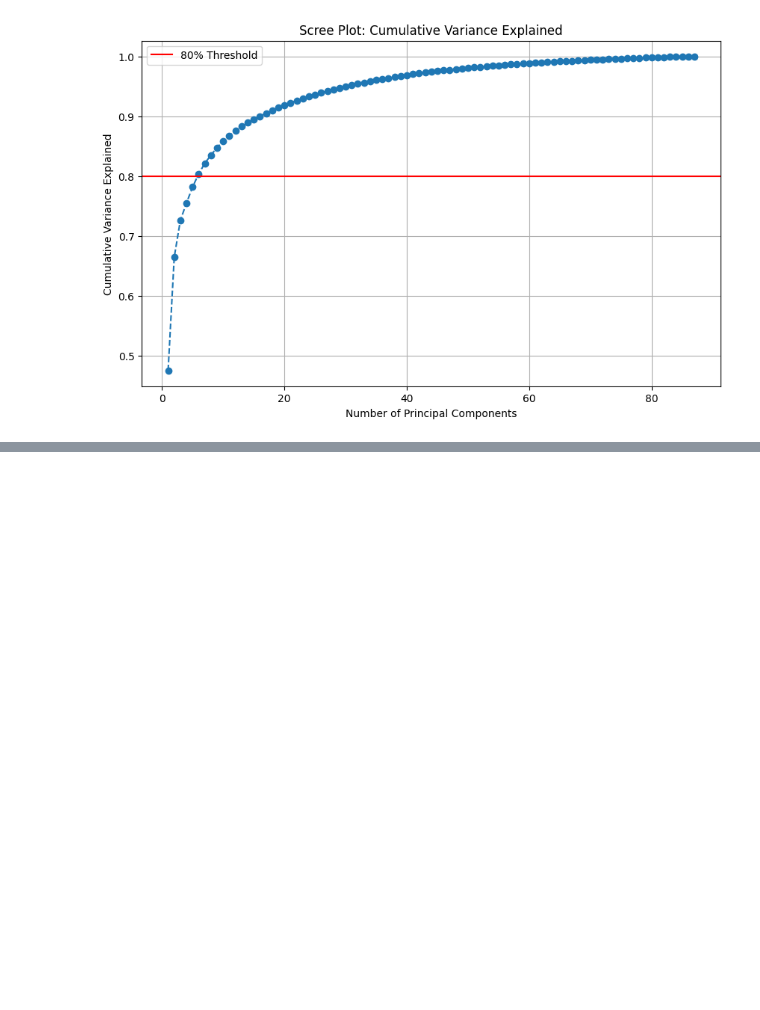
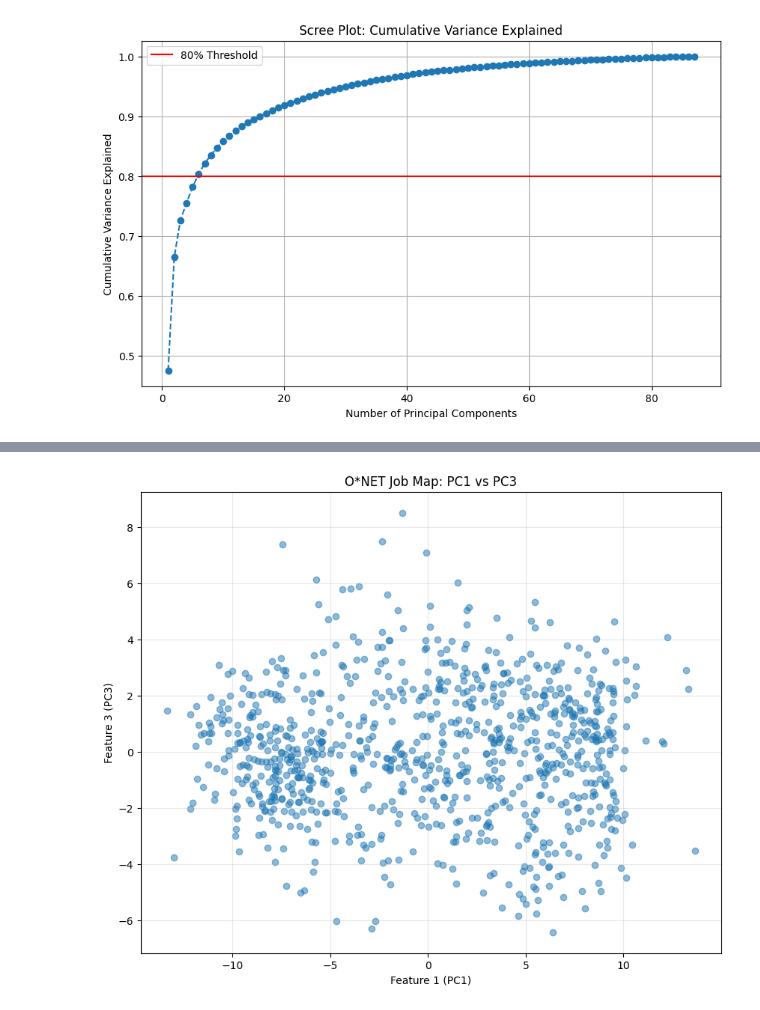
Before and after one commit to Elena-Cr/machine_learning_O-NET, a Jupyter notebook: ML/Machine_Learning.ipynb, the cells around one changed output, grey strips where cells are left out. Cells and saved outputs as stored; diff of their text form; code cells hidden in the pictures; blank space fills up the shorter version.

```diff
--- a/ML/Machine_Learning.ipynb
+++ b/ML/Machine_Learning.ipynb
@@ -142,0 +173,20 @@ plt.show()
+# %%
+# 1. Create the features from your real data
+# We need at least 3 components to access the 3rd one (index 2)
+pca_simple = PCA(n_components=3)
+coords = pca_simple.fit_transform(X_scaled)
+
+x1 = coords[:, 0]  # This is PC1
+x3 = coords[:, 2]  # This is PC3 (Index 2)
+
+# 2. Plot PC1 vs PC3
+plt.figure(figsize=(10, 8))
+plt.scatter(x1, x3, marker='o', alpha=0.5)
+
+plt.title('O*NET Job Map: PC1 vs PC3')
+plt.xlabel('Feature 1 (PC1)')
+plt.ylabel('Feature 3 (PC3)')
+plt.grid(True, alpha=0.3)
+plt.show()
+# %% [output]
+[figure, added]
```
Also changed, not shown: parts of 7 cells of this notebook, 3 other files.
